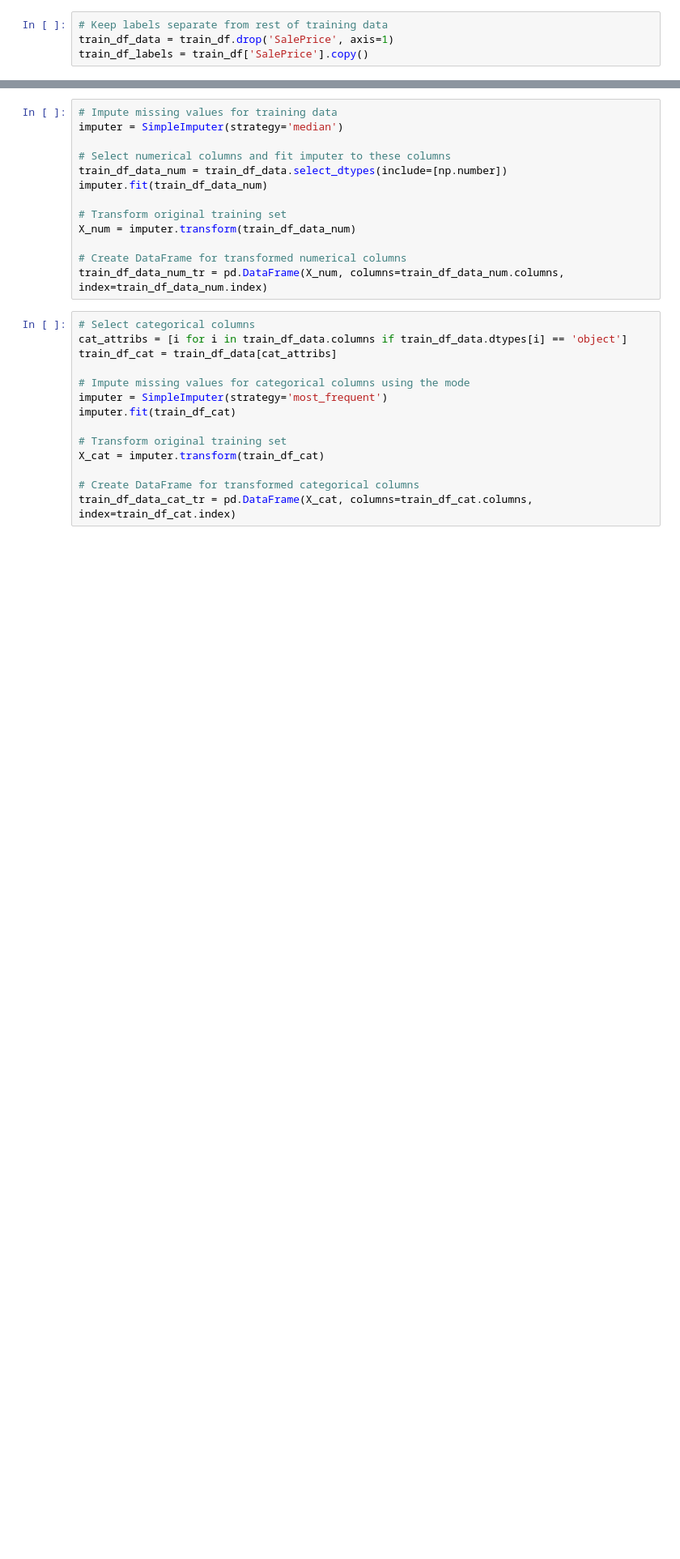
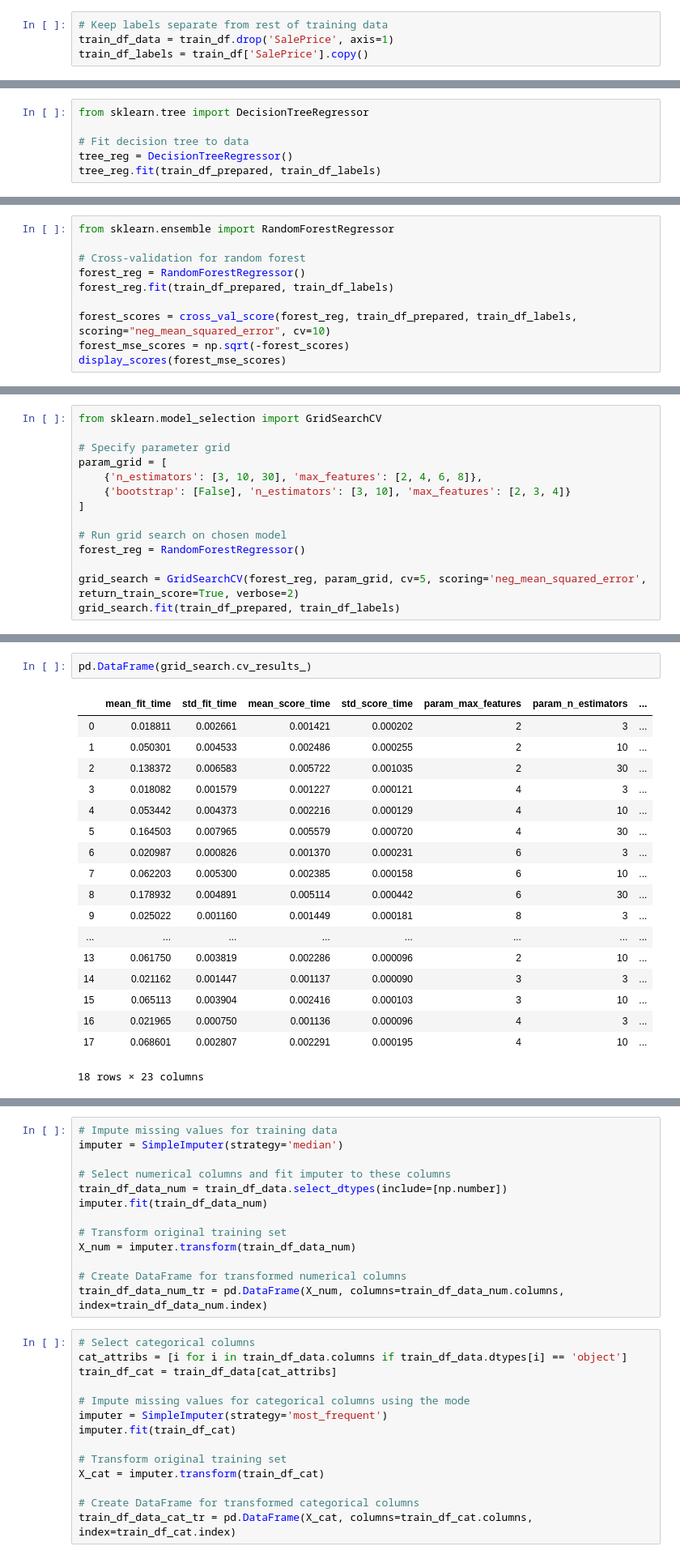
Before and after one commit to harryb0905/MachineLearningHolyGrail, a Jupyter notebook: projects/house-prices/House Prices - Advanced Regression Techniques.ipynb, the cells around one changed output, grey strips where cells are left out. Shown at 81% size. Saved outputs shown, nothing was run; the diff lists cells and outputs as text; blank space fills up the shorter version.

```diff
--- a/projects/house-prices/House Prices - Advanced Regression Techniques.ipynb
+++ b/projects/house-prices/House Prices - Advanced Regression Techniques.ipynb
@@ -130,0 +200,6 @@ train_df_labels = train_df['SalePrice'].copy()
+# %%
+from sklearn.tree import DecisionTreeRegressor
+
+# Fit decision tree to data
+tree_reg = DecisionTreeRegressor()
+tree_reg.fit(train_df_prepared, train_df_labels)
@@ -130,0 +257,10 @@ train_df_labels = train_df['SalePrice'].copy()
+# %%
+from sklearn.ensemble import RandomForestRegressor
+
+# Cross-validation for random forest
+forest_reg = RandomForestRegressor()
+forest_reg.fit(train_df_prepared, train_df_labels)
+
+forest_scores = cross_val_score(forest_reg, train_df_prepared, train_df_labels, scoring="neg_mean_squared_error", cv=10)
+forest_mse_scores = np.sqrt(-forest_scores)
+display_scores(forest_mse_scores)
@@ -130,0 +276,14 @@ train_df_labels = train_df['SalePrice'].copy()
+# %%
+from sklearn.model_selection import GridSearchCV
+
+# Specify parameter grid
+param_grid = [
+    {'n_estimators': [3, 10, 30], 'max_features': [2, 4, 6, 8]},
+    {'bootstrap': [False], 'n_estimators': [3, 10], 'max_features': [2, 3, 4]}
+]
+
+# Run grid search on chosen model
+forest_reg = RandomForestRegressor()
+
+grid_search = GridSearchCV(forest_reg, param_grid, cv=5, scoring='neg_mean_squared_error', return_train_score=True, verbose=2)
+grid_search.fit(train_df_prepared, train_df_labels)
@@ -130,0 +380,21 @@ train_df_labels = train_df['SalePrice'].copy()
+# %%
+pd.DataFrame(grid_search.cv_results_)
+# %% [output]
+|  | mean_fit_time | std_fit_time | mean_score_time | std_score_time | param_max_features | param_n_estimators | ... |
+| 0 | 0.018811 | 0.002661 | 0.001421 | 0.000202 | 2 | 3 | ... |
+| 1 | 0.050301 | 0.004533 | 0.002486 | 0.000255 | 2 | 10 | ... |
+| 2 | 0.138372 | 0.006583 | 0.005722 | 0.001035 | 2 | 30 | ... |
+| 3 | 0.018082 | 0.001579 | 0.001227 | 0.000121 | 4 | 3 | ... |
+| 4 | 0.053442 | 0.004373 | 0.002216 | 0.000129 | 4 | 10 | ... |
+| 5 | 0.164503 | 0.007965 | 0.005579 | 0.000720 | 4 | 30 | ... |
+| 6 | 0.020987 | 0.000826 | 0.001370 | 0.000231 | 6 | 3 | ... |
+| 7 | 0.062203 | 0.005300 | 0.002385 | 0.000158 | 6 | 10 | ... |
+| 8 | 0.178932 | 0.004891 | 0.005114 | 0.000442 | 6 | 30 | ... |
+| 9 | 0.025022 | 0.001160 | 0.001449 | 0.000181 | 8 | 3 | ... |
+| ... | ... | ... | ... | ... | ... | ... | ... |
+| 13 | 0.061750 | 0.003819 | 0.002286 | 0.000096 | 2 | 10 | ... |
+| 14 | 0.021162 | 0.001447 | 0.001137 | 0.000090 | 3 | 3 | ... |
+| 15 | 0.065113 | 0.003904 | 0.002416 | 0.000103 | 3 | 10 | ... |
+| 16 | 0.021965 | 0.000750 | 0.001136 | 0.000096 | 4 | 3 | ... |
+| 17 | 0.068601 | 0.002807 | 0.002291 | 0.000195 | 4 | 10 | ... |
+18 rows × 23 columns
```
Also changed, not shown: parts of 50 cells of this notebook, 2 other files.
